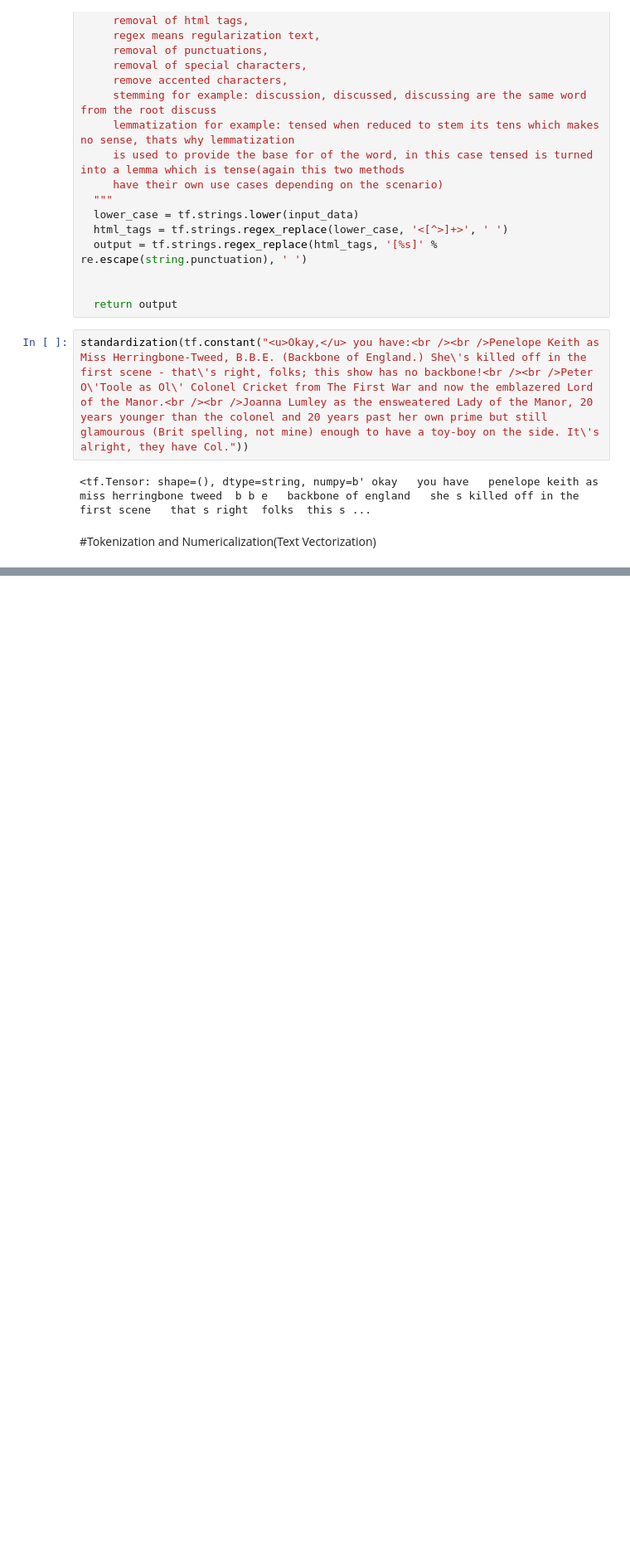
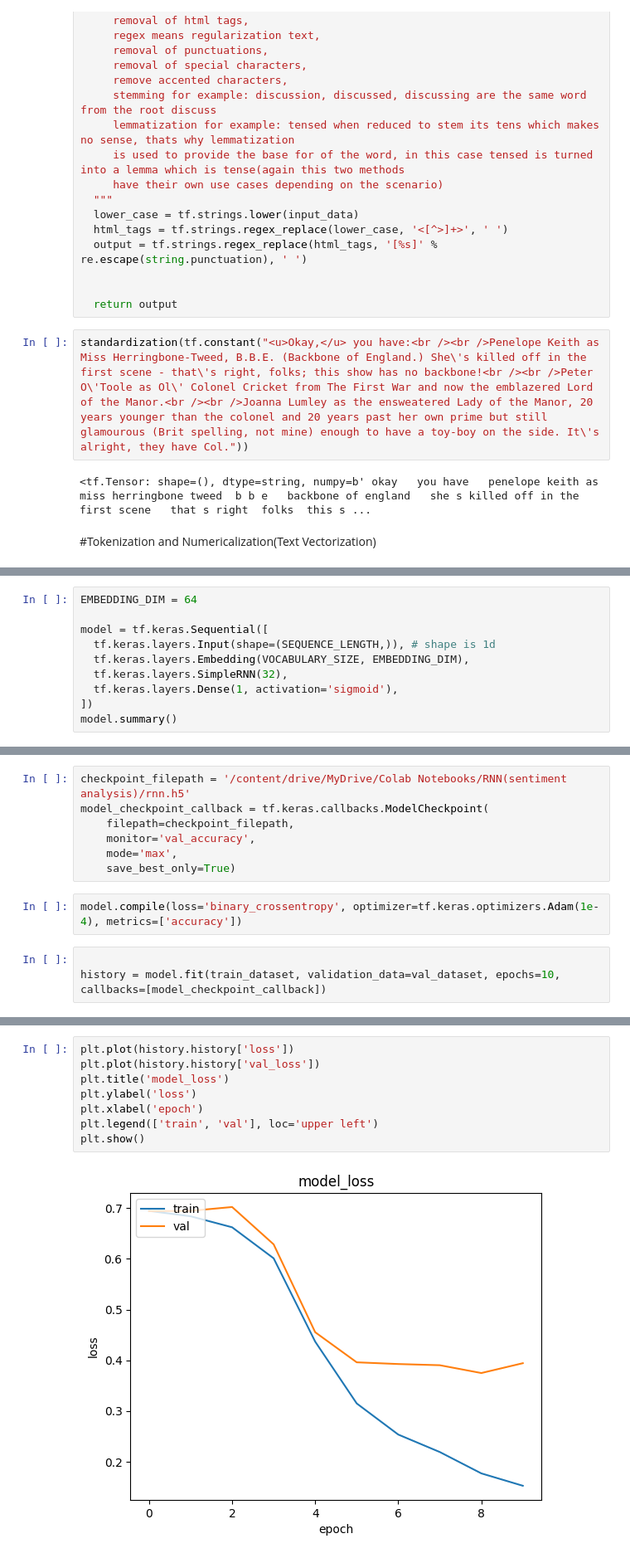
Before and after one commit to rakibulhaque9954/sentiment-analysis-imdb, a Jupyter notebook: sentiment_analysis_imdb_rnn.ipynb, the cells around one changed output, grey strips where cells are left out. Shown at 83% size. Saved outputs shown, nothing was run; the diff lists cells and outputs as text; blank space fills up the shorter version.

Commit message:
simple rnn with good val_accuracy 82% achieved

```diff
--- a/sentiment_analysis_imdb_rnn.ipynb
+++ b/sentiment_analysis_imdb_rnn.ipynb
@@ -98,0 +186,10 @@ tf.keras.layers.TextVectorization()
+# %%
+EMBEDDING_DIM = 64
+
+model = tf.keras.Sequential([
+  tf.keras.layers.Input(shape=(SEQUENCE_LENGTH,)), # shape is 1d
+  tf.keras.layers.Embedding(VOCABULARY_SIZE, EMBEDDING_DIM),
+  tf.keras.layers.SimpleRNN(32),
+  tf.keras.layers.Dense(1, activation='sigmoid'),
+])
+model.summary()
@@ -98,0 +212,12 @@ tf.keras.layers.TextVectorization()
+# %%
+checkpoint_filepath = '/content/drive/MyDrive/Colab Notebooks/RNN(sentiment analysis)/rnn.h5'
+model_checkpoint_callback = tf.keras.callbacks.ModelCheckpoint(
+    filepath=checkpoint_filepath,
+    monitor='val_accuracy',
+    mode='max',
+    save_best_only=True)
+# %%
+model.compile(loss='binary_crossentropy', optimizer=tf.keras.optimizers.Adam(1e-4), metrics=['accuracy'])
+# %%
+
+history = model.fit(train_dataset, validation_data=val_dataset, epochs=10, callbacks=[model_checkpoint_callback])
@@ -98,0 +267,10 @@ tf.keras.layers.TextVectorization()
+# %%
+plt.plot(history.history['loss'])
+plt.plot(history.history['val_loss'])
+plt.title('model_loss')
+plt.ylabel('loss')
+plt.xlabel('epoch')
+plt.legend(['train', 'val'], loc='upper left')
+plt.show()
+# %% [output]
+[figure, added]
```
Also changed, not shown: parts of 27 cells of this notebook.
